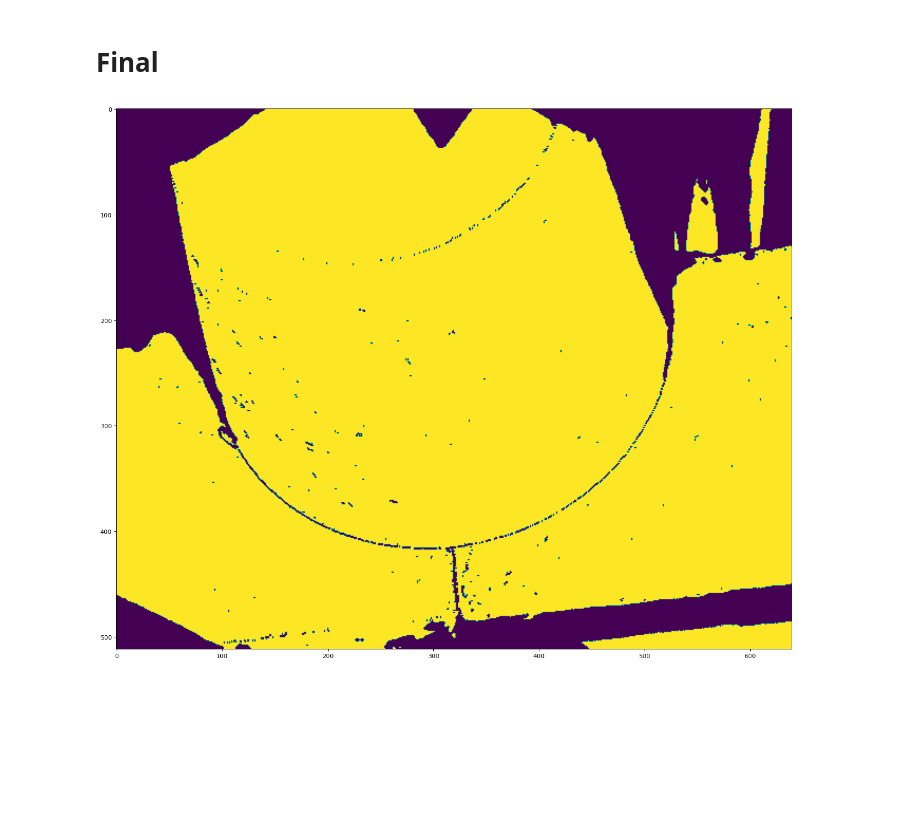
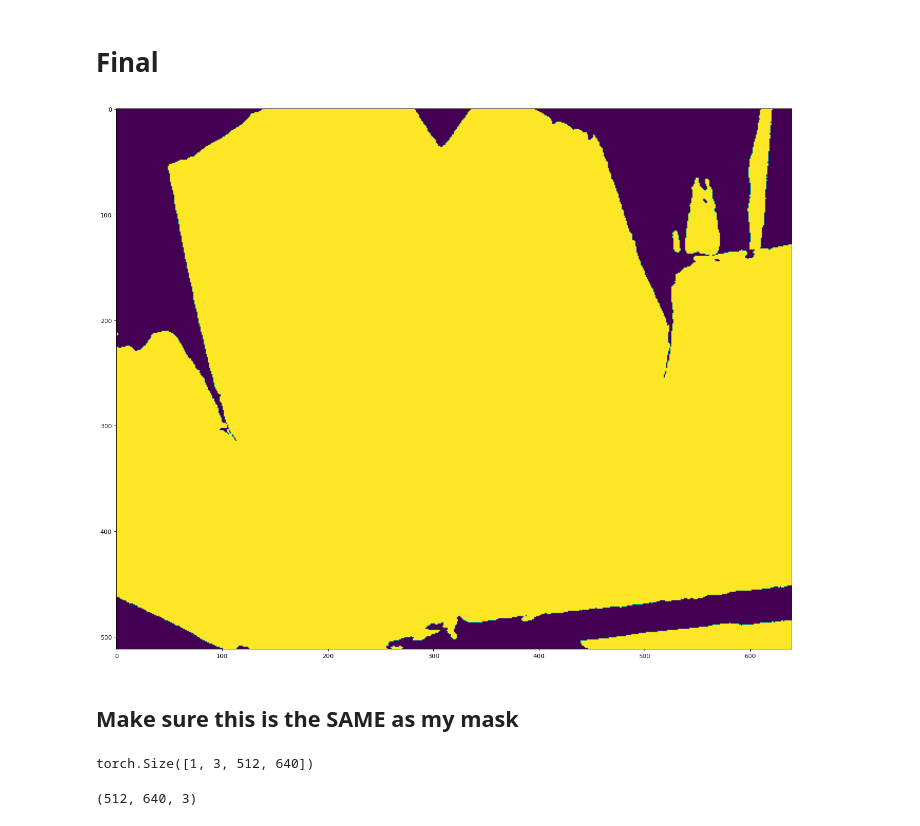
Before and after one commit to RyanMarten/general_purpose_vision_normals, a Jupyter notebook: FixingTheMasks.ipynb, the cells around one changed output. Cells and saved outputs as stored; diff of their text form; code cells hidden in the pictures; blank space fills up the shorter version.

Commit message:
asserts same masks

```diff
--- a/FixingTheMasks.ipynb
+++ b/FixingTheMasks.ipynb
@@ -167,18 +167,21 @@ plt.imshow(normals[0].cpu().permute(1,2,0).numpy() * 0.5 + 0.5);
 # Final
 # %%
 valid_mask = ((normals **2).sum(dim = 1) > 0.8) # Remove invalid pixels of normals
+# #doesn't do anything for this image
 
 if dataset == 'BlendedMVS' or dataset == 'DTU':
     angle_sharp_mask =  sharp_normal_mask(normals)
-    valid_mask = valid_mask & (angle_sharp_mask[0] == 0)
-    normals_rgb = ((normals[0].cpu() * 0.5 + 0.5)*255).to(torch.uint8)
+#     valid_mask = valid_mask & (angle_sharp_mask[0] == 0)
+    normals_rgb = ((normals[0] * 0.5 + 0.5)*255).to(torch.uint8)
 if dataset == 'BlendedMVS':
     valid_mask = valid_mask & ~(torch.eq(normals_rgb,0).sum(dim=0) > 2)
     valid_mask = valid_mask & ~(torch.eq(normals_rgb,128).sum(dim=0) > 2)
 if dataset == 'DTU':
     valid_mask = valid_mask & ~(torch.eq(normals_rgb,201).sum(dim=0) > 2)
 
 plt.figure(figsize=(20, 18), dpi=80)
-plt.imshow(valid_mask[0].cpu());
+plt.imshow(valid_mask[0]);
 # %% [output]
-[figure, old version]
+[figure, new version]
+# %% [markdown]
+## Make sure this is the SAME as my mask
@@ -184,0 +213,4 @@ plt.imshow(valid_mask[0].cpu());
+# %%
+normals.shape
+# %% [output]
+torch.Size([1, 3, 512, 640])
@@ -184,0 +219,4 @@ plt.imshow(valid_mask[0].cpu());
+# %%
+numpy_normals.shape
+# %% [output]
+(512, 640, 3)
```
Also changed, not shown: parts of 8 cells of this notebook, 1 other file.
